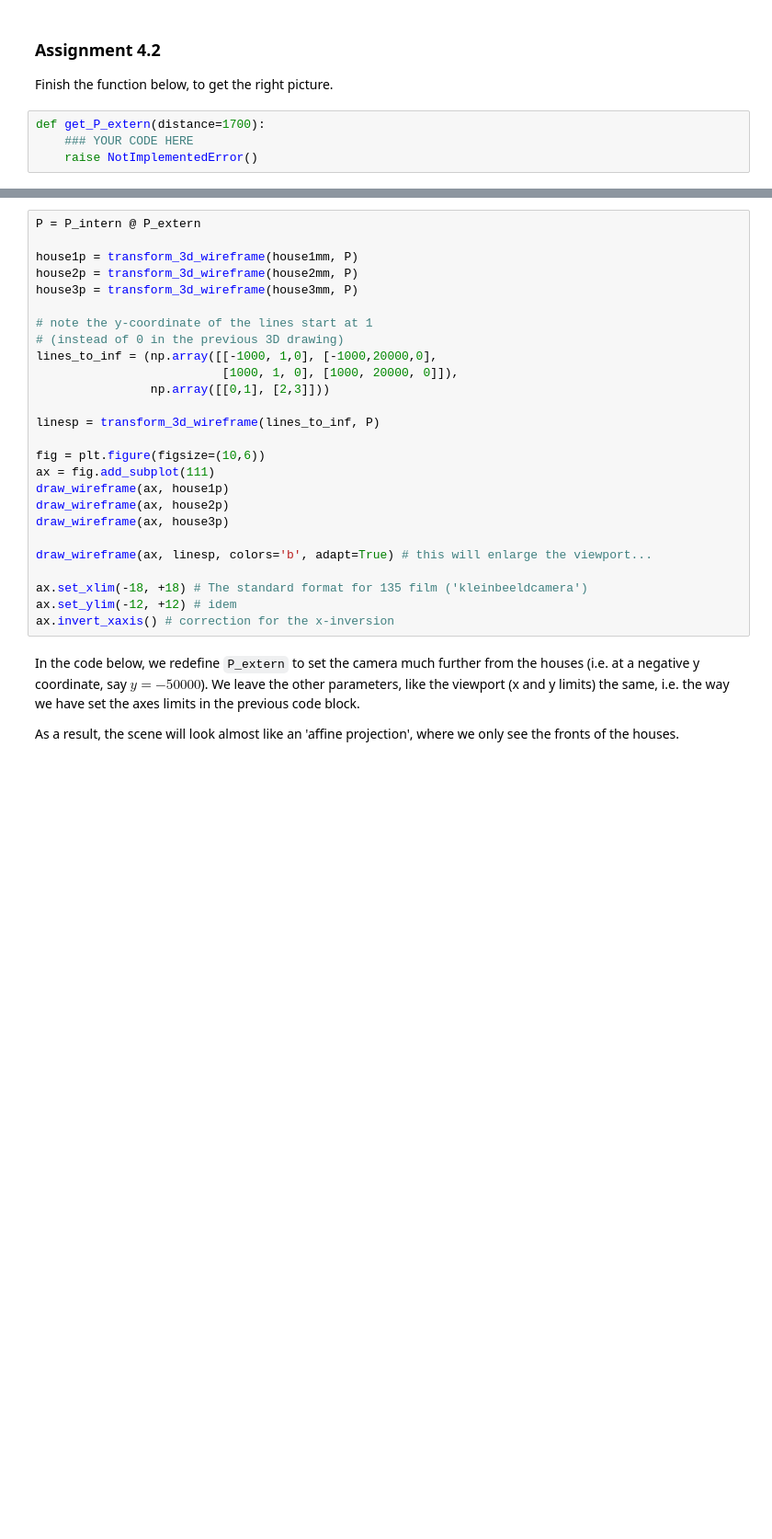
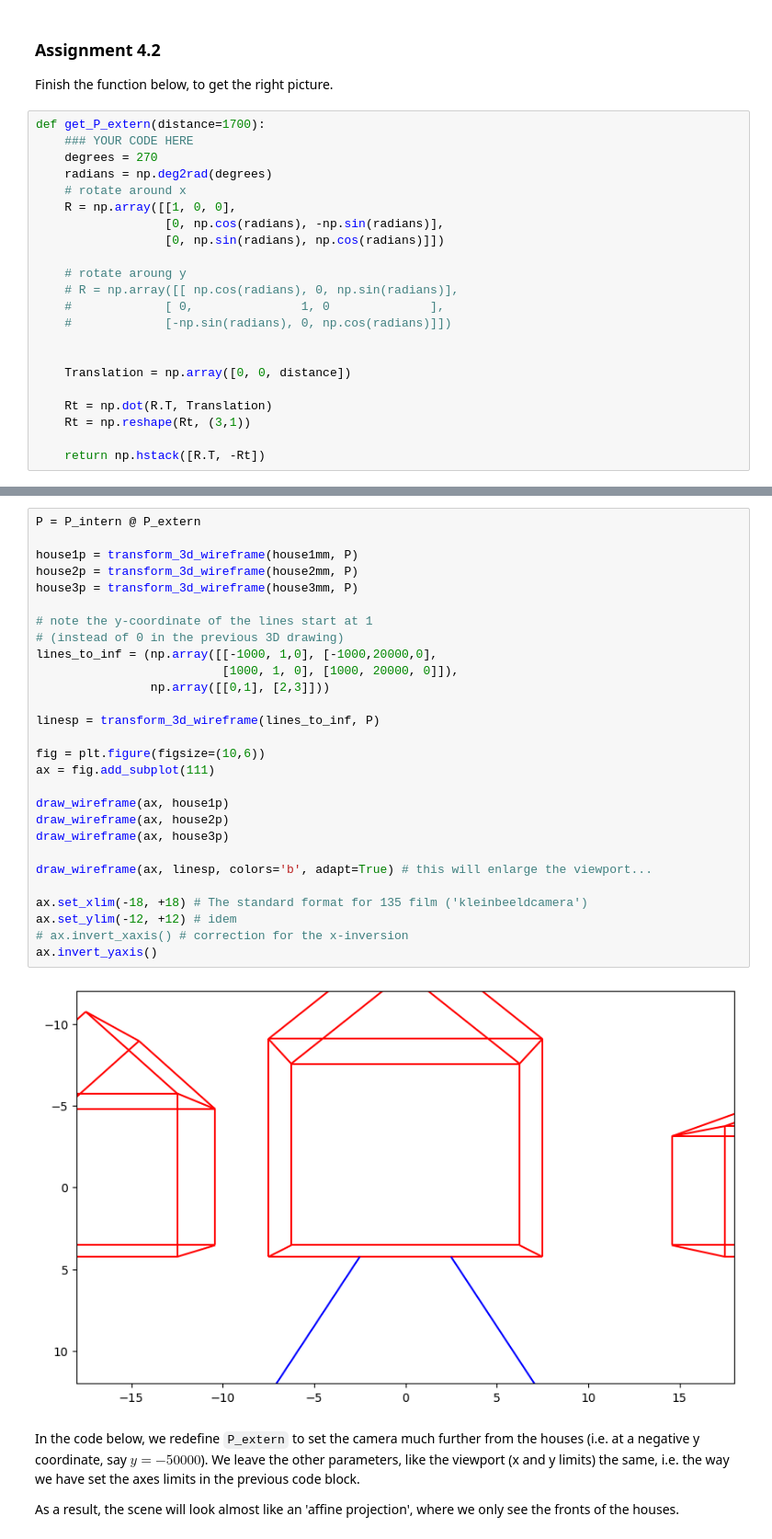
Before and after one commit to jasonmroes/computer_vision, a Jupyter notebook: CV_week5_student/5_pinhole_camera.ipynb, the cells around one changed output, grey strips where cells are left out. Shown at 92% size. Cells and saved outputs as stored; diff of their text form; blank space fills up the shorter version.

```diff
--- a/CV_week5_student/5_pinhole_camera.ipynb
+++ b/CV_week5_student/5_pinhole_camera.ipynb
@@ -556,10 +557,28 @@ The result of your code should be something like
 ### Assignment 4.2
 
 Finish the function below, to get the right picture.
-# %%
-def get_P_extern(distance=1700):
-    ### YOUR CODE HERE
-    raise NotImplementedError()
+# %%
+def get_P_extern(distance=1700):
+    ### YOUR CODE HERE
+    degrees = 270
+    radians = np.deg2rad(degrees)
+    # rotate around x
+    R = np.array([[1, 0, 0],
+                  [0, np.cos(radians), -np.sin(radians)],
+                  [0, np.sin(radians), np.cos(radians)]])
+
+    # rotate aroung y
+    # R = np.array([[ np.cos(radians), 0, np.sin(radians)],
+    #             [ 0,               1, 0              ],
+    #             [-np.sin(radians), 0, np.cos(radians)]])
+
+
+    Translation = np.array([0, 0, distance])
+
+    Rt = np.dot(R.T, Translation)
+    Rt = np.reshape(Rt, (3,1))
+
+    return np.hstack([R.T, -Rt])
 # %%
 P_intern = get_P_intern()
 
@@ -599,29 +637,33 @@ Note the ordering of the houses!
 # %%
 P = P_intern @ P_extern
 
 house1p = transform_3d_wireframe(house1mm, P)
 house2p = transform_3d_wireframe(house2mm, P)
 house3p = transform_3d_wireframe(house3mm, P)
 
 # note the y-coordinate of the lines start at 1
 # (instead of 0 in the previous 3D drawing)
 lines_to_inf = (np.array([[-1000, 1,0], [-1000,20000,0],
                           [1000, 1, 0], [1000, 20000, 0]]),
                 np.array([[0,1], [2,3]]))
 
 linesp = transform_3d_wireframe(lines_to_inf, P)
 
 fig = plt.figure(figsize=(10,6))
 ax = fig.add_subplot(111)
+
 draw_wireframe(ax, house1p)
 draw_wireframe(ax, house2p)
 draw_wireframe(ax, house3p)
 
 draw_wireframe(ax, linesp, colors='b', adapt=True) # this will enlarge the viewport...
 
 ax.set_xlim(-18, +18) # The standard format for 135 film ('kleinbeeldcamera')
 ax.set_ylim(-12, +12) # idem
-ax.invert_xaxis() # correction for the x-inversion
+# ax.invert_xaxis() # correction for the x-inversion
+ax.invert_yaxis()
+# %% [output]
+[figure, added]
 # %% [markdown]
 In the code below, we redefine `P_extern` to set the camera much further from the houses (i.e. at a negative y coordinate, say $y=-50000$). We leave the other parameters, like the viewport (x and y limits) the same, i.e. the way we have set the axes limits in the previous code block.
 
```
Also changed, not shown: parts of 16 cells of this notebook, 2 other files.
